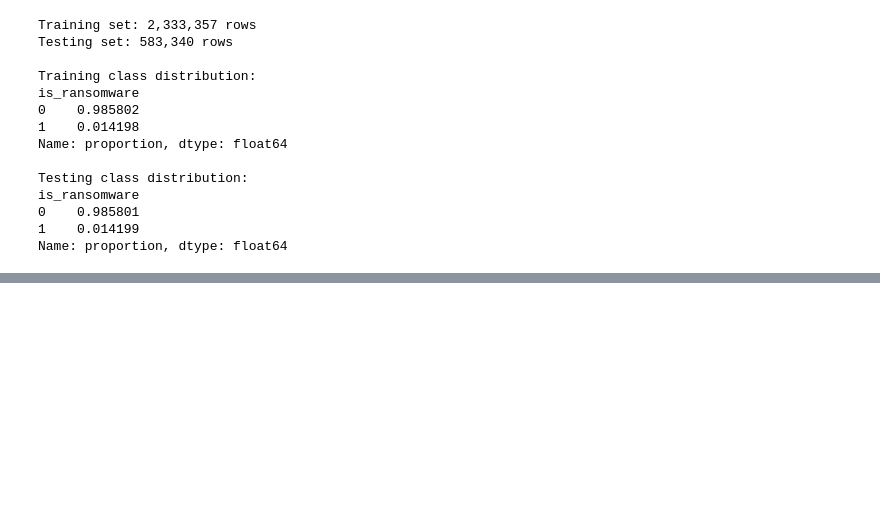
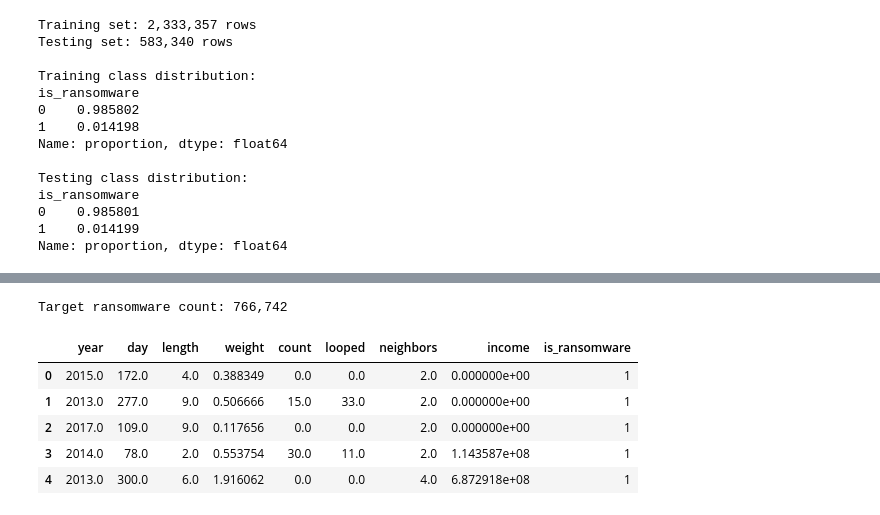
Before and after one commit to VictorVulturescu/bitcoin-forensics, a Jupyter notebook: notebooks/bitcoin_forensics.ipynb, the cells around one changed output, grey strips where cells are left out. Drawn from its saved outputs; the diff is of its cells as text; code cells hidden in the pictures; blank space fills up the shorter version.

```diff
--- a/notebooks/bitcoin_forensics.ipynb
+++ b/notebooks/bitcoin_forensics.ipynb
@@ -213,0 +236,10 @@ Name: proportion, dtype: float64
+# %%
+# Separate the original training data by class
+train_df = X_train.copy()
+train_df["is_ransomware"] = y_train.values
+
+normal_train = train_df[train_df["is_ransomware"] == 0]
+ransomware_train = train_df[train_df["is_ransomware"] == 1]
+
+print("Original training class distribution:")
+print(train_df["is_ransomware"].value_counts())
@@ -213,0 +254,62 @@ Name: proportion, dtype: float64
+# %%
+# We create synthetic ransomware examples by copying ransomware rows
+# and adding small random changes to their numerical feature values.
+
+rng = np.random.default_rng(42)
+
+desired_ransomware_fraction = 0.25
+
+target_ransomware_count = int(
+    desired_ransomware_fraction / (1 - desired_ransomware_fraction) * len(normal_train)
+)
+
+print(f"Target ransomware count: {target_ransomware_count:,}")
+
+needed_synthetic_count = target_ransomware_count - len(ransomware_train)
+
+ransomware_features = ransomware_train[feature_columns]
+
+synthetic_ransomware = ransomware_features.sample(
+    n=needed_synthetic_count,
+    replace=True,
+    random_state=42
+).reset_index(drop=True)
+
+# Add controlled noise to each feature.
+# The noise is proportional to the feature's standard deviation.
+noise_scale = 0.05
+
+feature_std = ransomware_features.std().replace(0, 1)
+
+noise = rng.normal(
+    loc=0,
+    scale=feature_std.values * noise_scale,
+    size=synthetic_ransomware.shape
+)
+
+synthetic_ransomware = synthetic_ransomware + noise
+
+# Some columns represent counts, so they should stay non-negative integers.
+integer_like_columns = ["year", "day", "length", "count", "looped", "neighbors"]
+
+for column in integer_like_columns:
+    synthetic_ransomware[column] = synthetic_ransomware[column].round()
+
+# Clip values so the synthetic records stay valid.
+synthetic_ransomware["year"] = synthetic_ransomware["year"].clip(2009, 2018)
+synthetic_ransomware["day"] = synthetic_ransomware["day"].clip(1, 365)
+
+for column in feature_columns:
+    synthetic_ransomware[column] = synthetic_ransomware[column].clip(lower=0)
+
+synthetic_ransomware["is_ransomware"] = 1
+
+synthetic_ransomware.head()
+# %% [output]
+Target ransomware count: 766,742
+|  | year | day | length | weight | count | looped | neighbors | income | is_ransomware |
+| 0 | 2015.0 | 172.0 | 4.0 | 0.388349 | 0.0 | 0.0 | 2.0 | 0.000000e+00 | 1 |
+| 1 | 2013.0 | 277.0 | 9.0 | 0.506666 | 15.0 | 33.0 | 2.0 | 0.000000e+00 | 1 |
+| 2 | 2017.0 | 109.0 | 9.0 | 0.117656 | 0.0 | 0.0 | 2.0 | 0.000000e+00 | 1 |
+| 3 | 2014.0 | 78.0 | 2.0 | 0.553754 | 30.0 | 11.0 | 2.0 | 1.143587e+08 | 1 |
+| 4 | 2013.0 | 300.0 | 6.0 | 1.916062 | 0.0 | 0.0 | 4.0 | 6.872918e+08 | 1 |
```
Also changed, not shown: parts of 17 cells of this notebook.
